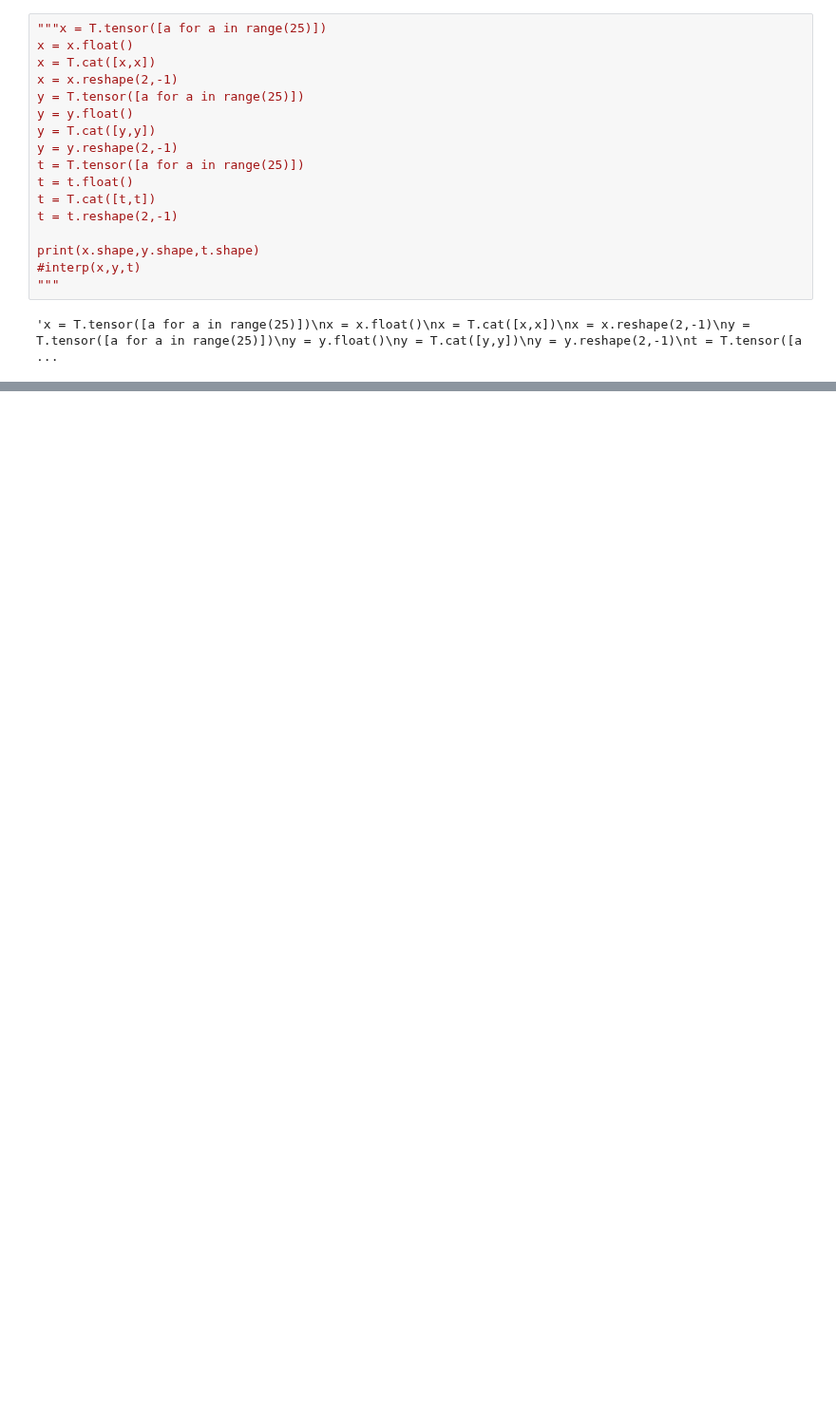
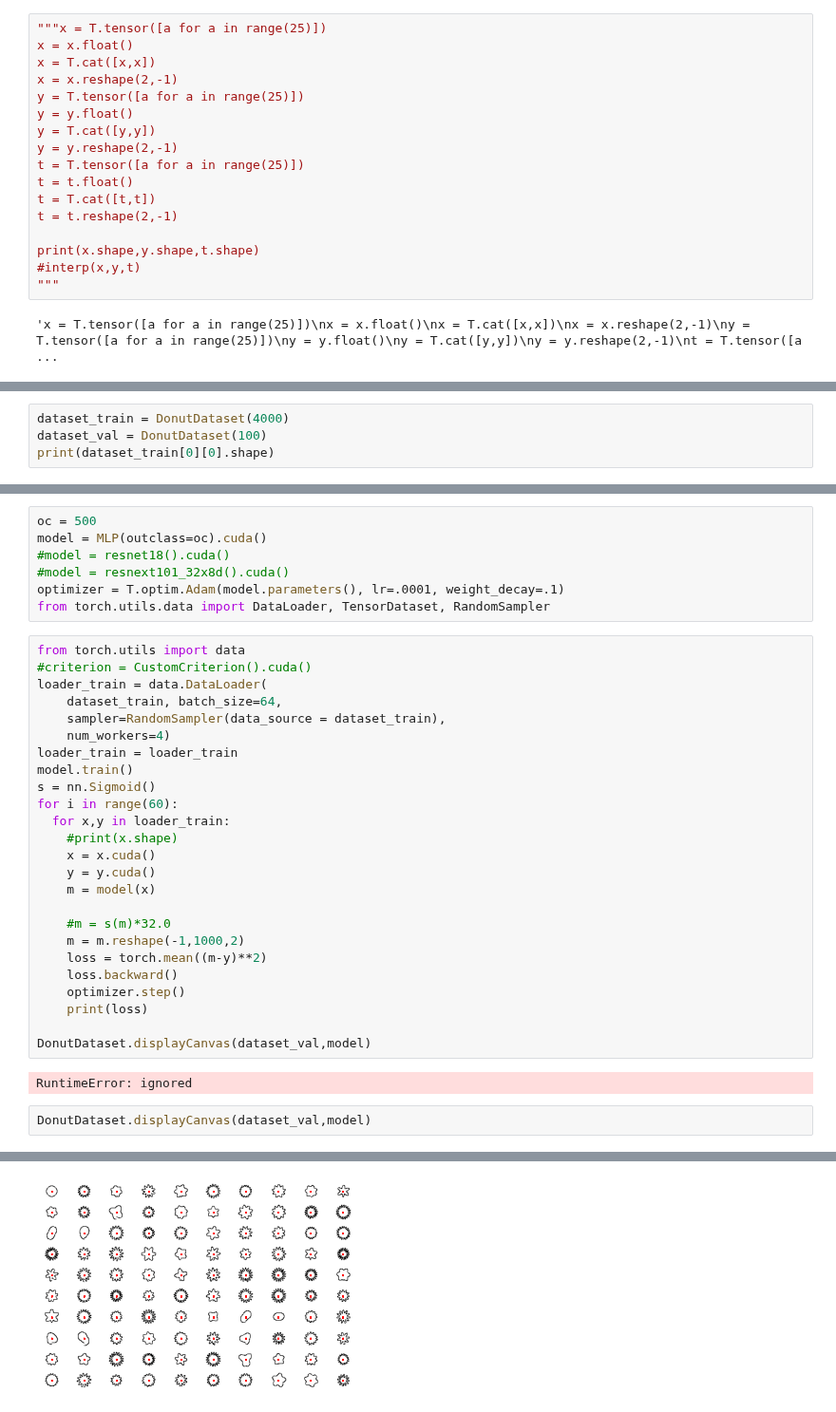
Before and after one commit to WilliamAshbee/splineexample, a Jupyter notebook: examplespline_computationgraphworking.ipynb, the cells around one changed output, grey strips where cells are left out. Shown at 95% size. Drawn from its saved outputs; the diff is of its cells as text; blank space fills up the shorter version.

```diff
--- a/examplespline_computationgraphworking.ipynb
+++ b/examplespline_computationgraphworking.ipynb
@@ -310,0 +733,4 @@ P.show()
+# %%
+dataset_train = DonutDataset(4000)
+dataset_val = DonutDataset(100)
+print(dataset_train[0][0].shape)
@@ -310,0 +762,37 @@ P.show()
+# %%
+oc = 500
+model = MLP(outclass=oc).cuda()
+#model = resnet18().cuda()
+#model = resnext101_32x8d().cuda()
+optimizer = T.optim.Adam(model.parameters(), lr=.0001, weight_decay=.1)
+from torch.utils.data import DataLoader, TensorDataset, RandomSampler
+# %%
+from torch.utils import data
+#criterion = CustomCriterion().cuda()
+loader_train = data.DataLoader(
+    dataset_train, batch_size=64,
+    sampler=RandomSampler(data_source = dataset_train),
+    num_workers=4)
+loader_train = loader_train
+model.train()
+s = nn.Sigmoid()
+for i in range(60):
+  for x,y in loader_train:
+    #print(x.shape)
+    x = x.cuda()
+    y = y.cuda()
+    m = model(x)
+
+    #m = s(m)*32.0
+    m = m.reshape(-1,1000,2)
+    loss = torch.mean((m-y)**2)
+    loss.backward()
+    optimizer.step()
+    print(loss)
+
+DonutDataset.displayCanvas(dataset_val,model)
+# %% [output]
+RuntimeError: ignored
+# %%
+DonutDataset.displayCanvas(dataset_val,model)
+# %% [output]
@@ -310,0 +816 @@ P.show()
+[figure, added]
```
Also changed, not shown: parts of 13 cells of this notebook.
